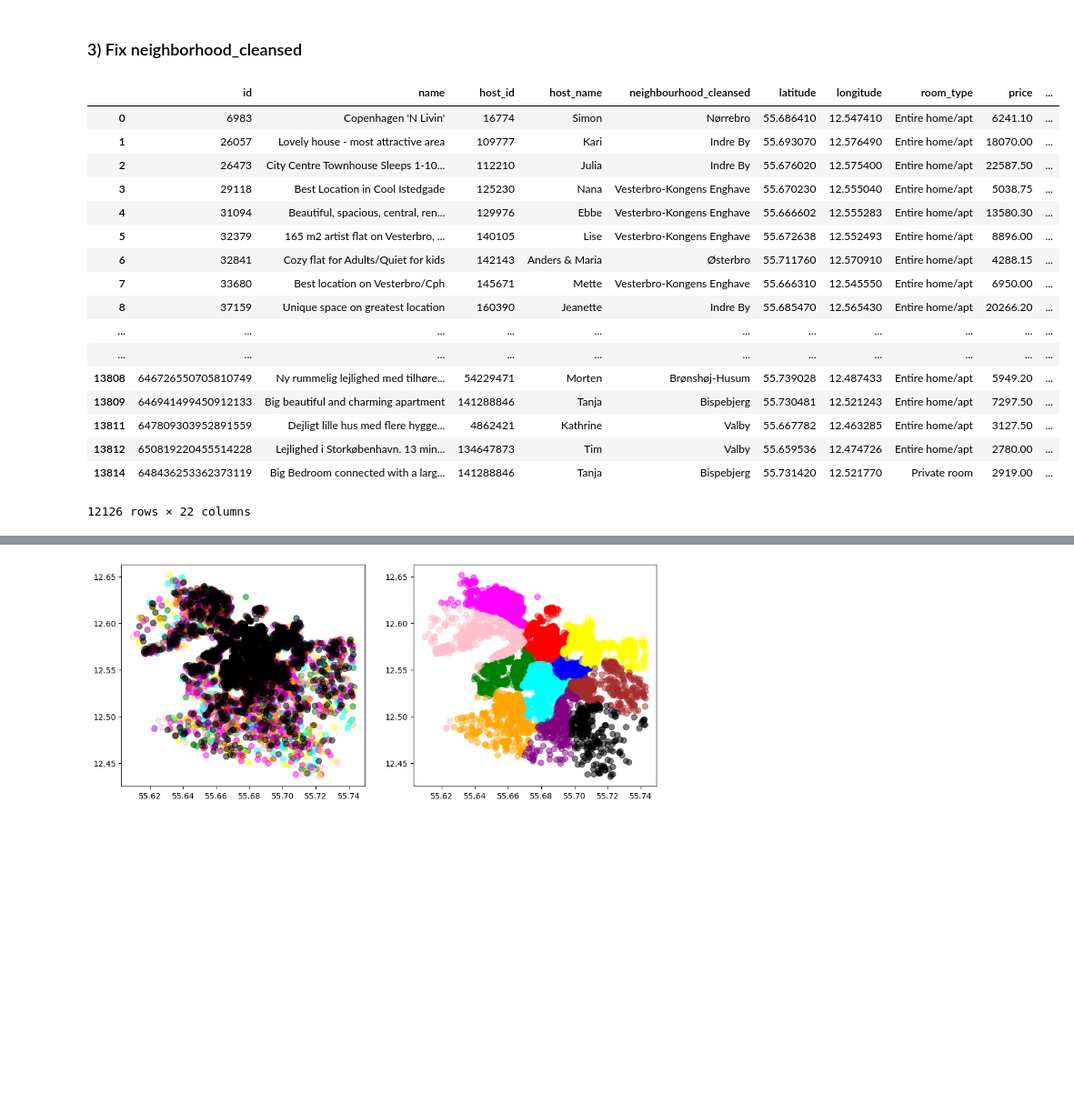
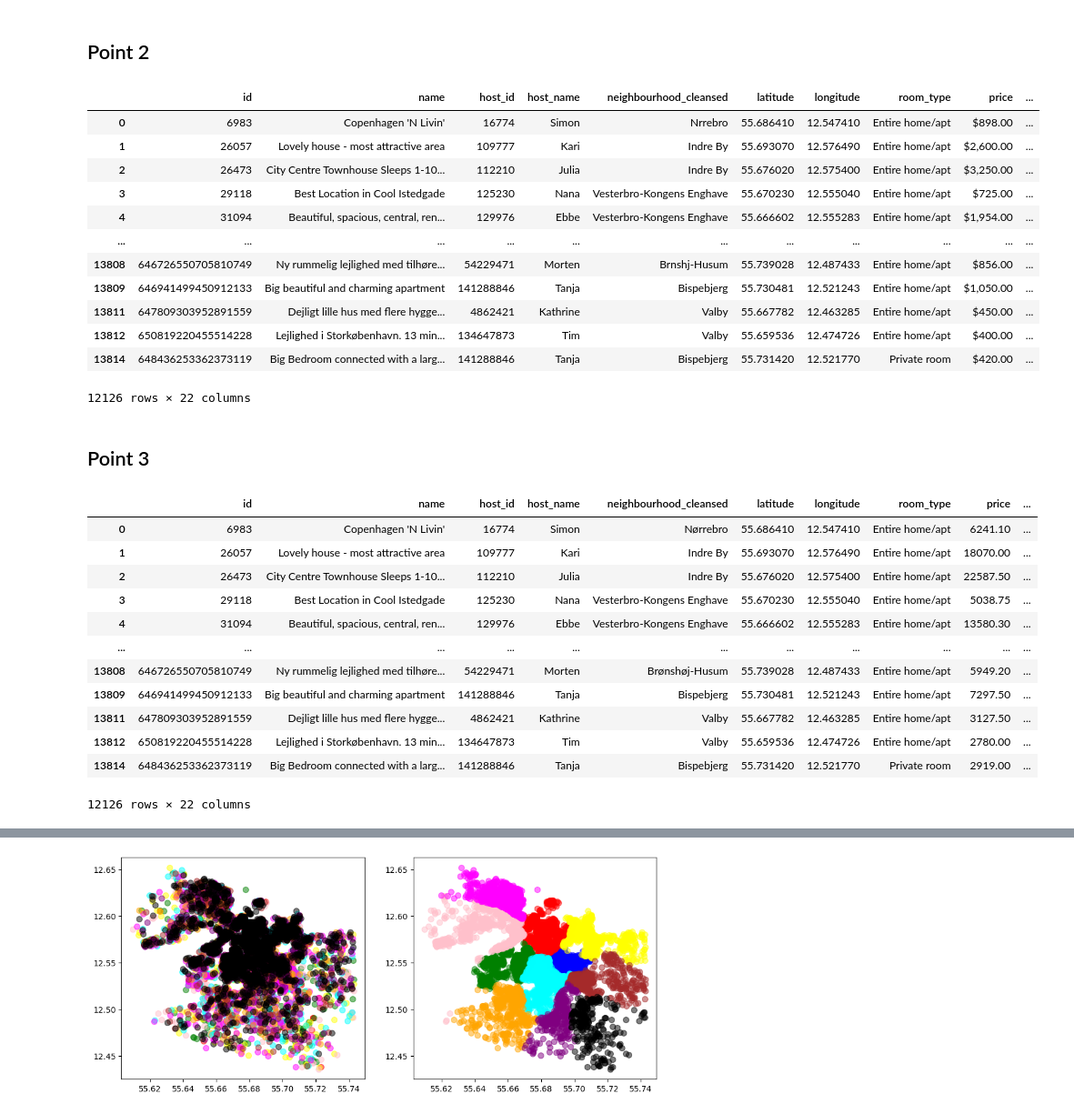
Before and after one commit to maxim-zavidei/viauc-mal1-a23, a Jupyter notebook: assignment1/assignment-solution.ipynb, the cells around one changed output, grey strips where cells are left out. Shown at 91% size. Drawn from its saved outputs; the diff is of its cells as text; code cells hidden in the pictures; blank space fills up the shorter version.

```diff
--- a/assignment1/assignment-solution.ipynb
+++ b/assignment1/assignment-solution.ipynb
@@ -30,44 +64,28 @@ complete_listings
+# %% [markdown]
+## Point 2
 # %%
-relevant_listings = complete_listings[[
-    'id',
-    'name',
-    'host_id',
-    'host_name',
-    'neighbourhood_cleansed',
-    'latitude',
-    'longitude',
-    'room_type',
-    'price',
-    'minimum_nights',
-    'number_of_reviews',
-    'last_review',
-    'review_scores_rating',
-    'review_scores_accuracy',
-    'review_scores_cleanliness',
-    'review_scores_checkin',
-    'review_scores_communication',
-    'review_scores_location',
-    'review_scores_value',
-    'reviews_per_month',
-    'calculated_host_listings_count',
-    'availability_365'
-]]
-
-relevant_listings
-
 # Remove any rows where number of reviews == 0
 relevant_listings = relevant_listings[relevant_listings['number_of_reviews'] != 0]
 
-relevant_listings
-
-pd.set_option('display.max_rows', 500)
-pd.set_option('display.max_columns', 500)
-
 # Remove any rows that contain not defined entries in them
 relevant_listings = relevant_listings.dropna()
-# relevant_listings
+relevant_listings
+# %% [output]
+|  | id | name | host_id | host_name | neighbourhood_cleansed | latitude | longitude | room_type | price | ... |
+| 0 | 6983 | Copenhagen 'N Livin' | 16774 | Simon | Nrrebro | 55.686410 | 12.547410 | Entire home/apt | $898.00 | ... |
+| 1 | 26057 | Lovely house - most attractive area | 109777 | Kari | Indre By | 55.693070 | 12.576490 | Entire home/apt | $2,600.00 | ... |
+| 2 | 26473 | City Centre Townhouse Sleeps 1-10... | 112210 | Julia | Indre By | 55.676020 | 12.575400 | Entire home/apt | $3,250.00 | ... |
+| 3 | 29118 | Best Location in Cool Istedgade | 125230 | Nana | Vesterbro-Kongens Enghave | 55.670230 | 12.555040 | Entire home/apt | $725.00 | ... |
+| 4 | 31094 | Beautiful, spacious, central, ren... | 129976 | Ebbe | Vesterbro-Kongens Enghave | 55.666602 | 12.555283 | Entire home/apt | $1,954.00 | ... |
+| ... | ... | ... | ... | ... | ... | ... | ... | ... | ... | ... |
+| 13808 | 646726550705810749 | Ny rummelig lejlighed med tilhøre... | 54229471 | Morten | Brnshj-Husum | 55.739028 | 12.487433 | Entire home/apt | $856.00 | ... |
+| 13809 | 646941499450912133 | Big beautiful and charming apartment | 141288846 | Tanja | Bispebjerg | 55.730481 | 12.521243 | Entire home/apt | $1,050.00 | ... |
+| 13811 | 647809303952891559 | Dejligt lille hus med flere hygge... | 4862421 | Kathrine | Valby | 55.667782 | 12.463285 | Entire home/apt | $450.00 | ... |
+| 13812 | 650819220455514228 | Lejlighed i Storkøbenhavn. 13 min... | 134647873 | Tim | Valby | 55.659536 | 12.474726 | Entire home/apt | $400.00 | ... |
+| 13814 | 648436253362373119 | Big Bedroom connected with a larg... | 141288846 | Tanja | Bispebjerg | 55.731420 | 12.521770 | Private room | $420.00 | ... |
+12126 rows × 22 columns
 # %% [markdown]
-### 3) Fix neighborhood_cleansed
+## Point 3
 # %%
 # Define the exchange rate (1 USD to DKK)
 exchange_rate_usd_to_dkk = 6.95
@@ -80,43 +98,35 @@ def convert_usd_to_dkk(price_usd):
 
 # define the mapping table
 mapping_table = str.maketrans({'$': '', ',': ''})
-
-pd.set_option('display.max_rows', 0)
-pd.set_option('display.max_columns', 0)
 
 # Apply the conversion function to the 'price' column
 relevant_listings['price'] = relevant_listings['price'].apply(lambda x: x.translate(mapping_table)).apply(pd.to_numeric).apply(convert_usd_to_dkk)#.apply(lambda x: x*exchange_rate_usd_to_dkk).apply(lambda x: str(x)+ "dkk")
 relevant_listings
 
 neighborhood_dictionary = {
     'Nrrebro': 'Nørrebro',
     'Indre By' : 'Indre By',
     'Vesterbro-Kongens Enghave' : 'Vesterbro-Kongens Enghave',
     'sterbro' : 'Østerbro',
     'Amager Vest' : 'Amager Vest',
     'Frederiksberg' : 'Frederiksberg',
     'Amager st' : 'Amager Øst',
     'Valby' : 'Valby',
     'Bispebjerg' : 'Bispebjerg',
     'Vanlse' : 'Vanløse',
     'Brnshj-Husum' : 'Brønshøj-Husum'
 }
 
 relevant_listings['neighbourhood_cleansed'] = relevant_listings['neighbourhood_cleansed'].apply(lambda x: neighborhood_dictionary[x])
 
 relevant_listings
 # %% [output]
 |  | id | name | host_id | host_name | neighbourhood_cleansed | latitude | longitude | room_type | price | ... |
 | 0 | 6983 | Copenhagen 'N Livin' | 16774 | Simon | Nørrebro | 55.686410 | 12.547410 | Entire home/apt | 6241.10 | ... |
 | 1 | 26057 | Lovely house - most attractive area | 109777 | Kari | Indre By | 55.693070 | 12.576490 | Entire home/apt | 18070.00 | ... |
 | 2 | 26473 | City Centre Townhouse Sleeps 1-10... | 112210 | Julia | Indre By | 55.676020 | 12.575400 | Entire home/apt | 22587.50 | ... |
 | 3 | 29118 | Best Location in Cool Istedgade | 125230 | Nana | Vesterbro-Kongens Enghave | 55.670230 | 12.555040 | Entire home/apt | 5038.75 | ... |
 | 4 | 31094 | Beautiful, spacious, central, ren... | 129976 | Ebbe | Vesterbro-Kongens Enghave | 55.666602 | 12.555283 | Entire home/apt | 13580.30 | ... |
-| 5 | 32379 | 165 m2 artist flat on Vesterbro, ... | 140105 | Lise | Vesterbro-Kongens Enghave | 55.672638 | 12.552493 | Entire home/apt | 8896.00 | ... |
-| 6 | 32841 | Cozy flat for Adults/Quiet for kids | 142143 | Anders & Maria | Østerbro | 55.711760 | 12.570910 | Entire home/apt | 4288.15 | ... |
-| 7 | 33680 | Best location on Vesterbro/Cph | 145671 | Mette | Vesterbro-Kongens Enghave | 55.666310 | 12.545550 | Entire home/apt | 6950.00 | ... |
-| 8 | 37159 | Unique space on greatest location | 160390 | Jeanette | Indre By | 55.685470 | 12.565430 | Entire home/apt | 20266.20 | ... |
-| ... | ... | ... | ... | ... | ... | ... | ... | ... | ... | ... |
 | ... | ... | ... | ... | ... | ... | ... | ... | ... | ... | ... |
 | 13808 | 646726550705810749 | Ny rummelig lejlighed med tilhøre... | 54229471 | Morten | Brønshøj-Husum | 55.739028 | 12.487433 | Entire home/apt | 5949.20 | ... |
 | 13809 | 646941499450912133 | Big beautiful and charming apartment | 141288846 | Tanja | Bispebjerg | 55.730481 | 12.521243 | Entire home/apt | 7297.50 | ... |
```
Also changed, not shown: parts of 29 cells of this notebook.
